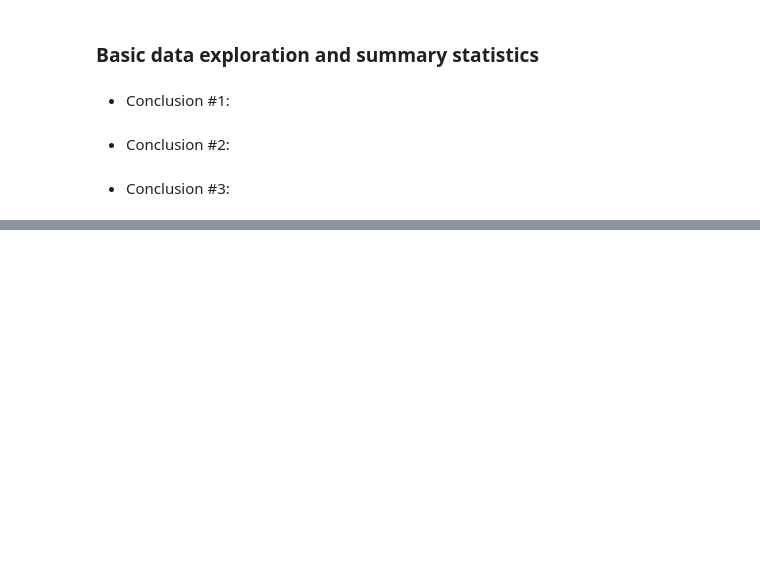
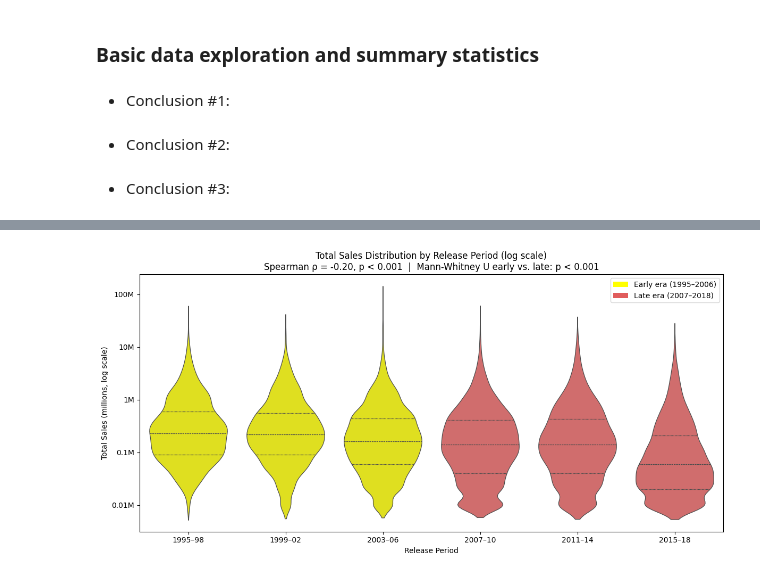
Before and after one commit to JericoJr/CMSC320_Final_Project, a Jupyter notebook: CMSC320_FinalProject_Checkpoint2.ipynb, the cells around one changed output, grey strips where cells are left out. Cells and saved outputs as stored; diff of their text form; code cells hidden in the pictures; blank space fills up the shorter version.

```diff
--- a/CMSC320_FinalProject_Checkpoint2.ipynb
+++ b/CMSC320_FinalProject_Checkpoint2.ipynb
@@ -413,3 +413,81 @@ dtype: int64
 - Conclusion #2:
 # %% [markdown]
 - Conclusion #3:
+# %%
+import matplotlib.pyplot as plt
+import seaborn as sns
+import numpy as np
+from scipy.stats import spearmanr, mannwhitneyu, linregress
+from matplotlib.patches import Patch
+
+# filter to years
+df_year = df[(df["release_year"] >= 1995) & (df["release_year"] <= 2018)].copy()
+df_year["release_year"] = df_year["release_year"].astype(int)
+df_year["log_sales"] = np.log10(df_year["total_sales"])
+
+# group into 4-year bins so violin shapes are readable
+bins   = [1994, 1998, 2002, 2006, 2010, 2014, 2018]
+labels = ["1995–98", "1999–02", "2003–06", "2007–10", "2011–14", "2015–18"]
+df_year["period"] = pd.cut(df_year["release_year"], bins=bins, labels=labels)
+
+# Spearman Rank Correlation: tests for a monotonic relationship between release year and total sales.
+spearman_r = df_year[["release_year", "total_sales"]].corr(method="spearman").loc[
+    "release_year", "total_sales"
+]
+_, spearman_pvalue = spearmanr(df_year["release_year"], df_year["total_sales"])
+print(f"Spearman correlation: {spearman_r:.4f}, P-value: {spearman_pvalue:.4e}")
+
+# Linear Regression: Log-transform stabilizes the skewed distribution.
+# t-test
+slope, intercept, r_value, p_value, std_err = linregress(
+    df_year["release_year"], df_year["log_sales"]
+)
+print(f"Linear Regression slope: {slope:.5f}, R: {r_value:.4f}, P-value: {p_value:.4e}")
+
+# Mann-Whitney: two-group test comparing early vs. late era sales.
+early = df_year[df_year["release_year"] <= 2006]["total_sales"]
+late  = df_year[df_year["release_year"] >  2006]["total_sales"]
+mw_statistic, mw_pvalue = mannwhitneyu(early, late, alternative="greater")
+print(f"Mann-Whitney U: {mw_statistic:.0f}, P-value: {mw_pvalue:.4e}")
+print(f"Early era median: {early.median():.2f}M  |  Late era median: {late.median():.2f}M")
+
+# violin plot
+df_year["era"] = df_year["release_year"].apply(
+    lambda y: "Early (1995–2006)" if y <= 2006 else "Late (2007–2018)"
+)
+
+plt.figure(figsize=(12, 6))
+
+sns.violinplot(
+    data=df_year,
+    x="period",
+    y="log_sales",
+    hue="era",
+    palette={"Early (1995–2006)": "yellow", "Late (2007–2018)": "#E05C5C"},
+    dodge=False,
+    density_norm="width",
+    inner="quart",  # draws quartile lines inside each violin
+    linewidth=0.9,
+    legend=False,
+)
+
+plt.axvline(x=2.5, color="white", linewidth=1.2, linestyle="--", alpha=0.5)
+
+plt.title(
+    "Total Sales Distribution by Release Period (log scale)\n"
+    f"Spearman ρ = {spearman_r:.2f}, p < 0.001  |  Mann-Whitney U early vs. late: p < 0.001"
+)
+plt.xlabel("Release Period")
+plt.ylabel("Total Sales (millions, log scale)")
+plt.yticks(
+    ticks=[-2, -1, 0, 1, 2],
+    labels=["0.01M", "0.1M", "1M", "10M", "100M"]
+)
+
+legend_elements = [Patch(facecolor="yellow", label="Early era (1995–2006)"),
+                   Patch(facecolor="#E05C5C", label="Late era (2007–2018)")]
+plt.legend(handles=legend_elements, loc="upper right")
+
+plt.tight_layout()
+plt.show()
+# %% [output]
@@ -415,0 +498 @@ dtype: int64
+[figure, added]
```
Also changed, not shown: parts of 7 cells of this notebook.
